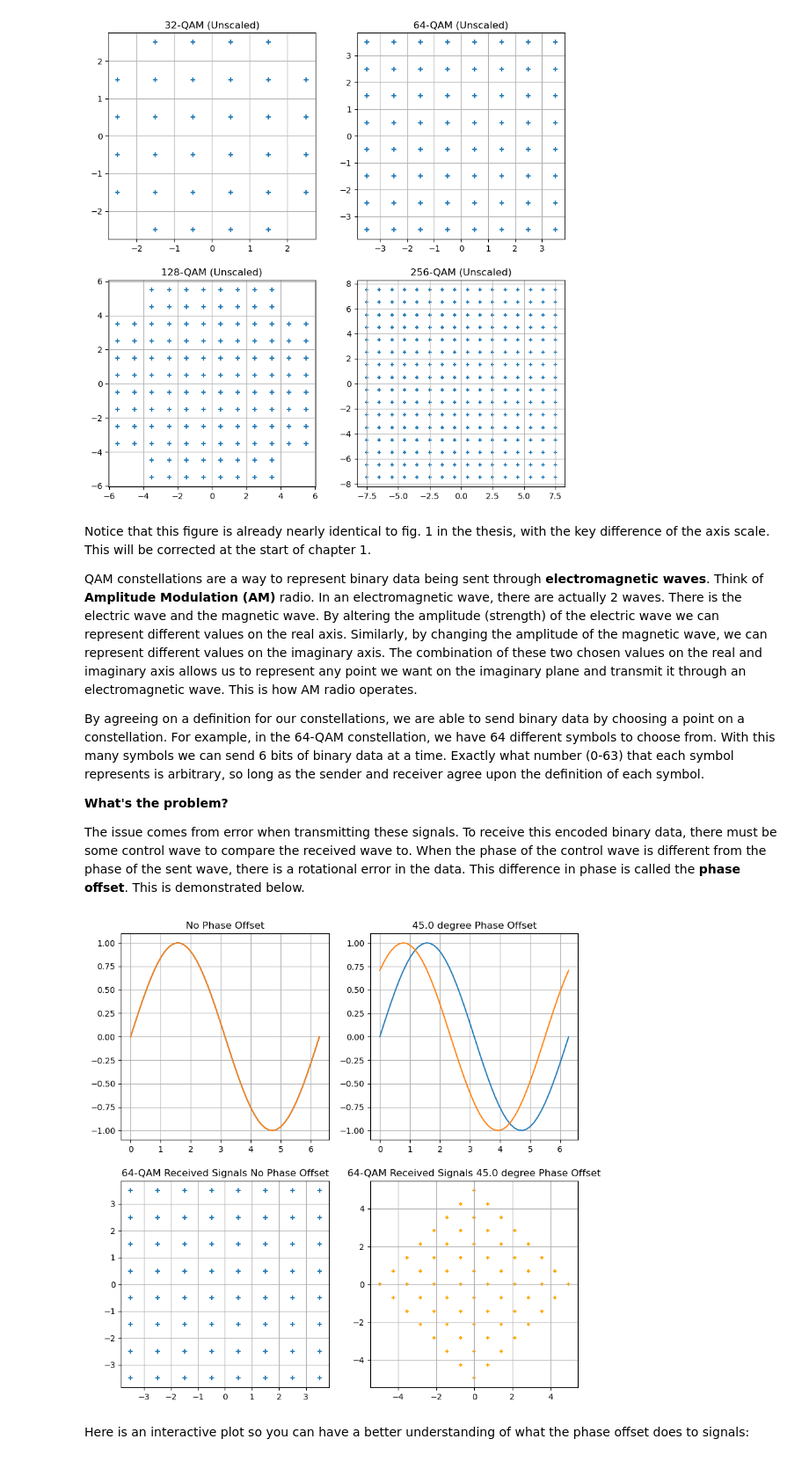
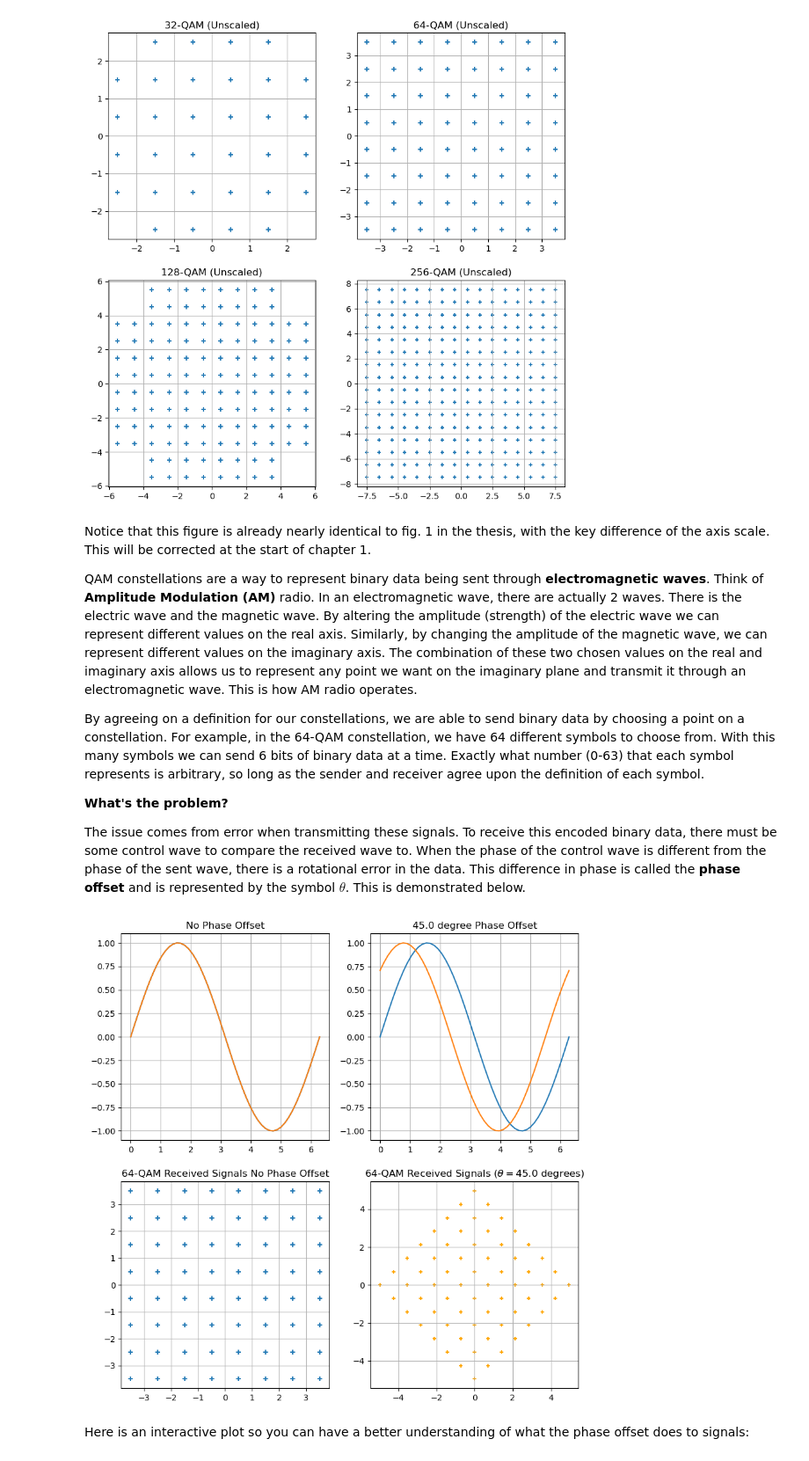
Before and after one commit to MrBubb1es/QAM-Thesis, a Jupyter notebook: QAM_Thesis.ipynb, the cells around one changed output. Shown at 88% size. Saved outputs shown, nothing was run; the diff lists cells and outputs as text; code cells hidden in the pictures.

```diff
--- a/QAM_Thesis.ipynb
+++ b/QAM_Thesis.ipynb
@@ -42,7 +42,7 @@ By agreeing on a definition for our constellations, we are able to send binary d
 
 **What's the problem?**
 
-The issue comes from error when transmitting these signals. To receive this encoded binary data, there must be some control wave to compare the received wave to. When the phase of the control wave is different from the phase of the sent wave, there is a rotational error in the data. This difference in phase is called the **phase offset**. This is demonstrated below.
+The issue comes from error when transmitting these signals. To receive this encoded binary data, there must be some control wave to compare the received wave to. When the phase of the control wave is different from the phase of the sent wave, there is a rotational error in the data. This difference in phase is called the **phase offset** and is represented by the symbol $\theta$. This is demonstrated below.
 # %%
 import matplotlib.pyplot as plt
 from thesislib import *
@@ -53,35 +53,35 @@ phase_offset = 45.0 # degrees
 time_vals = np.linspace(0, 2*np.pi)
 phase_off_good = np.sin(time_vals)                           # No phase offset
 phase_off_err = np.sin(time_vals + np.radians(phase_offset)) # Phase offset
 qam64_good = qam64unscaled_new()                             # QAM signals as normal
 qam64_err = rotated(qam64_good, phase_offset)                # QAM signals with rotation caused by phase offset
 
 fig, axs = plt.subplots(2,2)
 fig.set_size_inches(10,10)
 phase_off_good_fig, phase_off_err_fig = axs[0]
 qam64_good_fig, qam64_err_fig = axs[1]
 
 phase_off_good_fig.set_title("No Phase Offset")
 phase_off_good_fig.grid()
 phase_off_good_fig.plot(time_vals, phase_off_good)
 phase_off_good_fig.plot(time_vals, phase_off_good)
 
 phase_off_err_fig.set_title(f"{phase_offset} degree Phase Offset")
 phase_off_err_fig.grid()
 phase_off_err_fig.plot(time_vals, phase_off_good)
 phase_off_err_fig.plot(time_vals, phase_off_err)
 
 qam64_good_fig.set_title("64-QAM Received Signals No Phase Offset")
 qam64_good_fig.grid()
 qam64_good_fig.scatter(qam64_good.real, qam64_good.imag, marker='+')
 
-qam64_err_fig.set_title(f"64-QAM Received Signals {phase_offset} degree Phase Offset")
+qam64_err_fig.set_title(f"64-QAM Received Signals ($\\theta = {phase_offset}$ degrees)")
 qam64_err_fig.grid()
 qam64_err_fig.scatter(qam64_err.real, qam64_err.imag, marker='+', s=16, c="orange")
 
 fig.show()
 # %% [output]
-[figure, old version]
+[figure, new version]
 # %% [markdown]
 Here is an interactive plot so you can have a better understanding of what the phase offset does to signals:
 # %%
```
Also changed, not shown: parts of 6 cells of this notebook, 1 other file.
